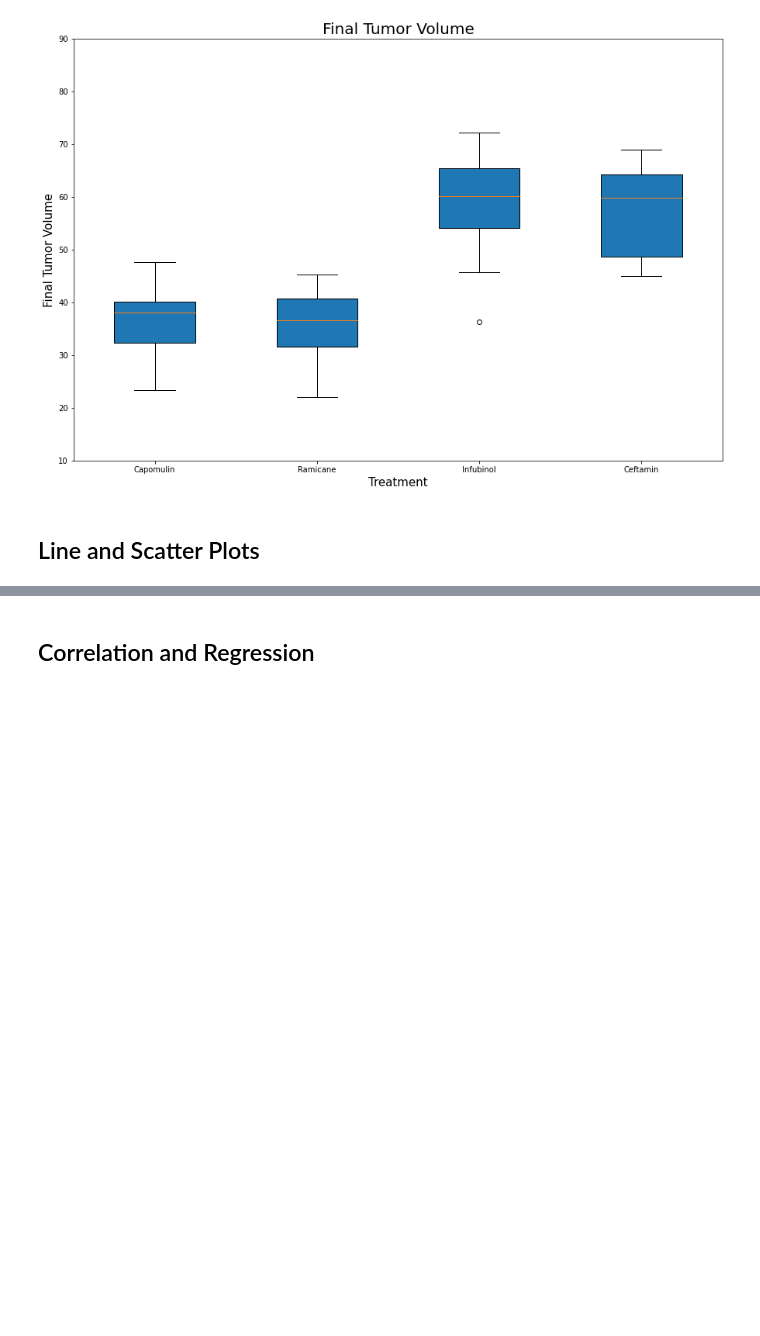
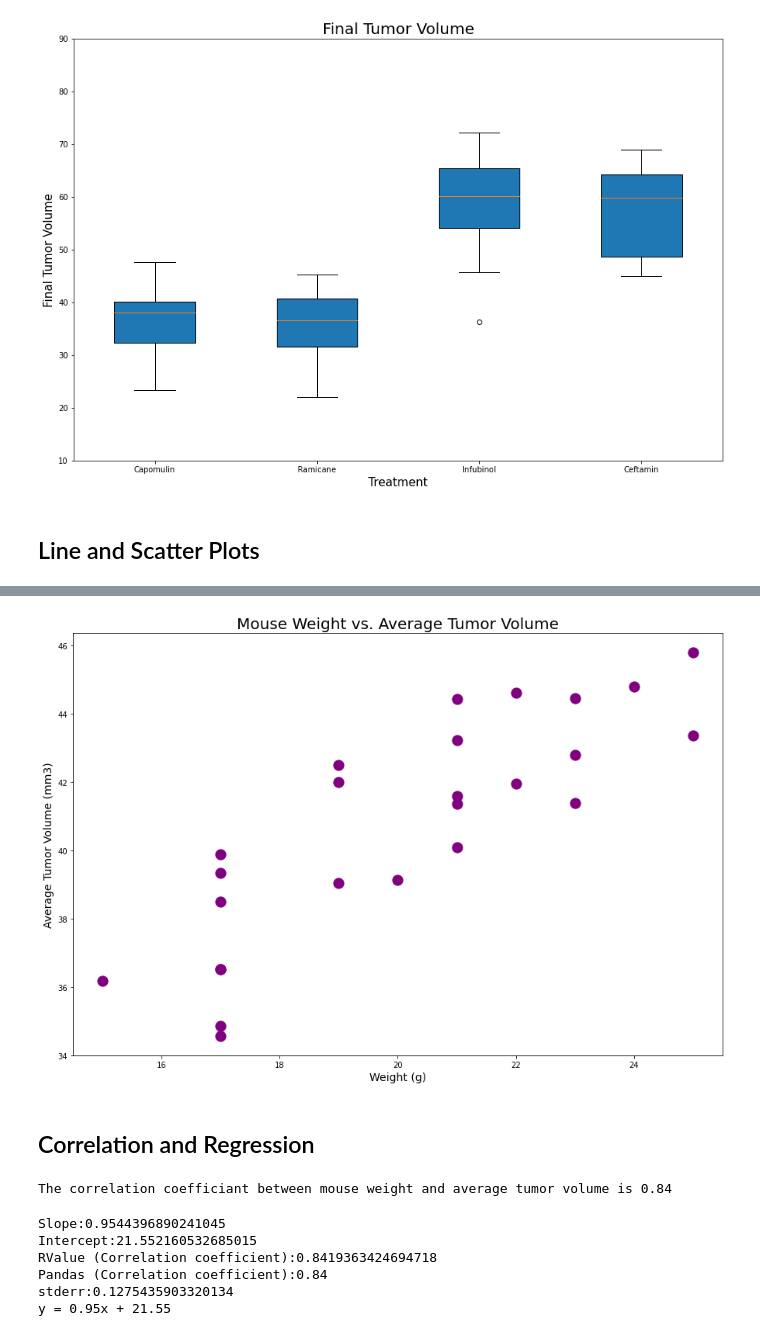
Before and after one commit to mcasiano1/Matplotlib-Challenge, a Jupyter notebook: Pymaceuticals/pymaceuticals_starter.ipynb, the cells around one changed output, grey strips where cells are left out. Drawn from its saved outputs; the diff is of its cells as text; code cells hidden in the pictures; blank space fills up the shorter version.

```diff
--- a/Pymaceuticals/pymaceuticals_starter.ipynb
+++ b/Pymaceuticals/pymaceuticals_starter.ipynb
@@ -402,5 +424,47 @@ plt.show()
+# %%
+# Generate a scatter plot of average tumor volume vs. mouse weight for the Capomulin regimen
+fig1, ax1 = plt.subplots(figsize = (15,10))
+avg_tum_vol_c= Capomulin_df.groupby(["Mouse ID"]).mean()
+
+marker_size = 14
+plt.scatter(avg_tum_vol_c["Weight (g)"],avg_tum_vol_c["Tumor Volume (mm3)"],s = 175, color = "purple")
+plt.title("Mouse Weight vs. Average Tumor Volume",fontsize = 20)
+plt.xlabel("Weight (g)", fontsize = 14)
+plt.ylabel("Average Tumor Volume (mm3)", fontsize = 14)
+
+plt.show()
+# %% [output]
+[figure, added]
 # %% [markdown]
 ## Correlation and Regression
 # %%
 # Calculate the correlation coefficient and linear regression model
 # for mouse weight and average tumor volume for the Capomulin regimen
+
+corr_coef = round(st.pearsonr(avg_tum_vol_c["Weight (g)"],avg_tum_vol_c["Tumor Volume (mm3)"])[0],2)
+print(f"The correlation coefficiant between mouse weight and average tumor volume is {corr_coef}")
+# %% [output]
+The correlation coefficiant between mouse weight and average tumor volume is 0.84
+# %%
+x_values = avg_tum_vol_c["Weight (g)"]
+y_values = avg_tum_vol_c["Tumor Volume (mm3)"]
+
+(slope, intercept, rvalue, pvalue, stderr) = linregress(x_values, y_values)
+regress_values = x_values * slope + intercept
+
+print(f"Slope:{slope}")
+print(f"Intercept:{intercept}")
+print(f"RValue (Correlation coefficient):{rvalue}")
+print(f"Pandas (Correlation coefficient):{corr_coef}")
+print(f"stderr:{stderr}")
+
+line_equation = "y = " + str(round(slope,2)) + "x + " + str(round(intercept,2))
+
+print(line_equation)
+# %% [output]
+Slope:0.9544396890241045
+Intercept:21.552160532685015
+RValue (Correlation coefficient):0.8419363424694718
+Pandas (Correlation coefficient):0.84
+stderr:0.1275435903320134
+y = 0.95x + 21.55
```
Also changed, not shown: parts of 7 cells of this notebook.
